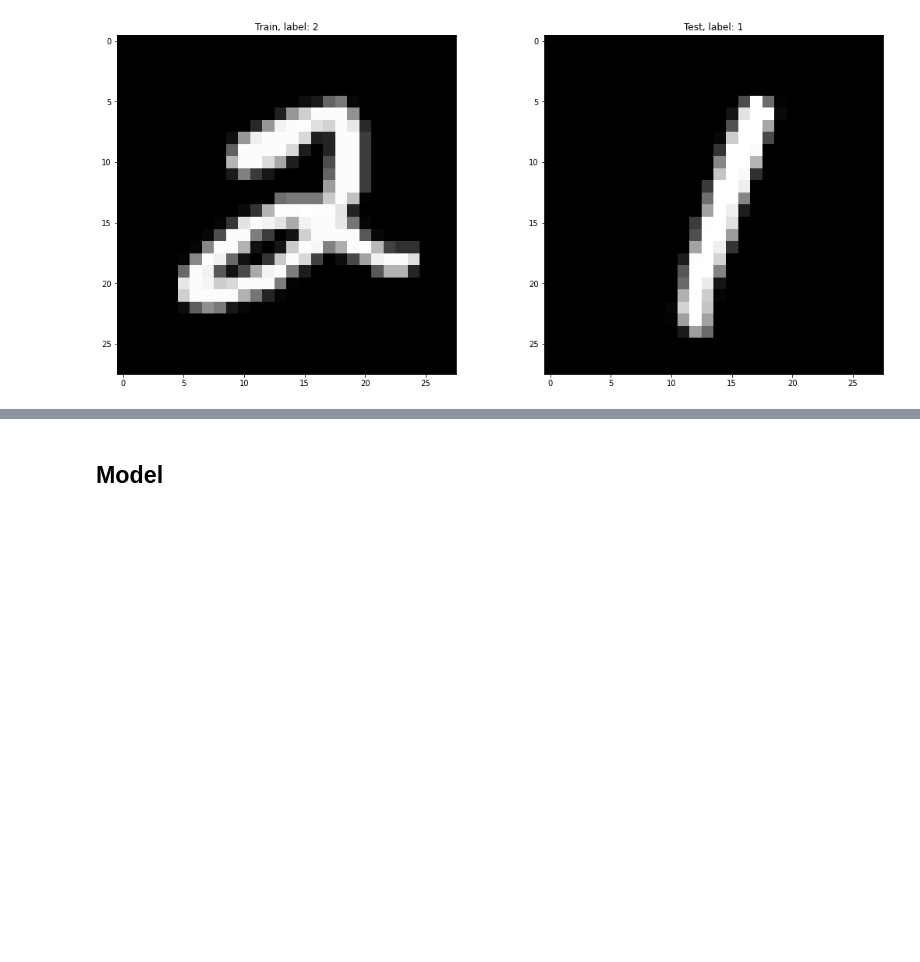
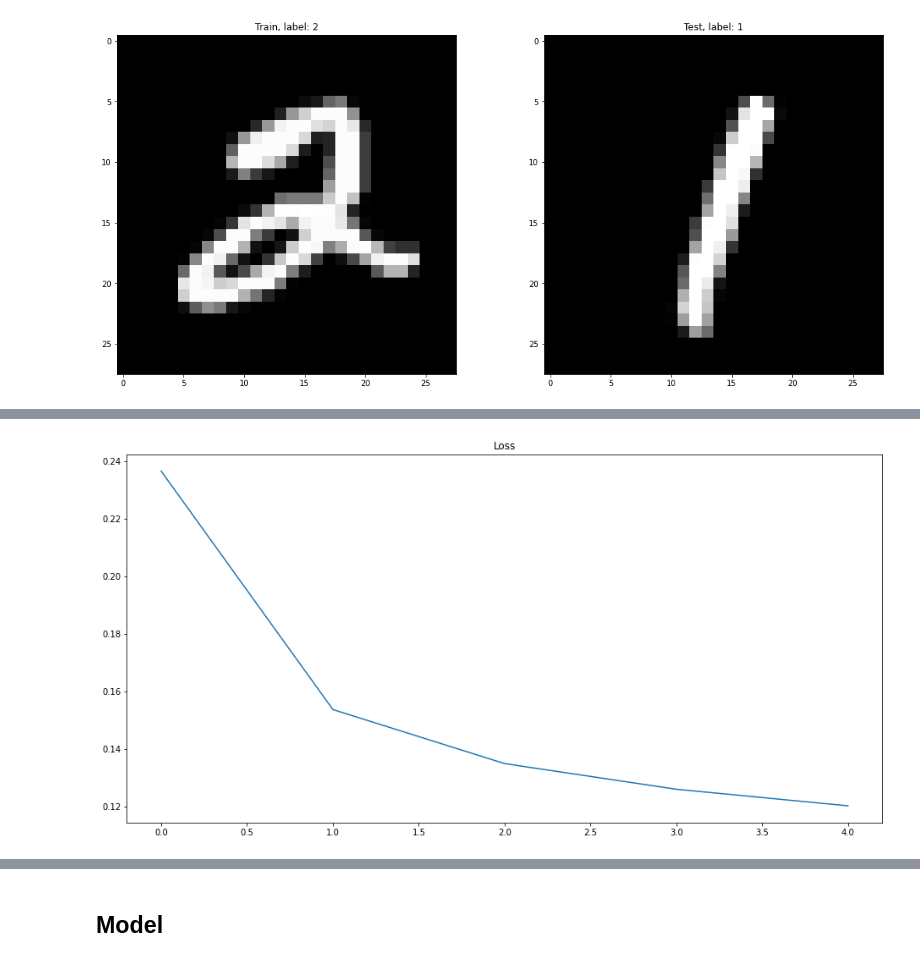
Before and after one commit to FreeLike76/ComputerVisionCourse, a Jupyter notebook: Task4/main.ipynb, the cells around one changed output, grey strips where cells are left out. Cells and saved outputs as stored; diff of their text form; code cells hidden in the pictures; blank space fills up the shorter version.

```diff
--- a/Task4/main.ipynb
+++ b/Task4/main.ipynb
@@ -68,0 +99,16 @@ Test X: (60000, 784) float32
+# %%
+def build_autoencoder(input_shape, hidden, code):
+    X_in = keras.Input(input_shape)
+
+    X = layers.Dense(hidden, activation="relu")(X_in)
+
+    X = layers.Dense(code, activation="relu")(X)
+
+    X = layers.Dense(hidden, activation="relu")(X)
+
+    X = layers.Dense(input_shape, activation="sigmoid")(X)
+
+    return keras.Model(inputs=X_in, outputs=X)
+# %%
+autoencoder = build_autoencoder(784, 128, 32)
+print(autoencoder.summary())
@@ -68,0 +136,5 @@ Test X: (60000, 784) float32
+# %%
+autoencoder.compile(
+    optimizer=keras.optimizers.Adam(learning_rate=0.0001),
+    loss=keras.losses.BinaryCrossentropy()
+)
@@ -68,0 +143,2 @@ Test X: (60000, 784) float32
+# %%
+autoencoder_history = autoencoder.fit(X_train_noise, X_train, batch_size=32, epochs=5)
@@ -68,0 +156,8 @@ Test X: (60000, 784) float32
+# %%
+plt.rcParams["figure.figsize"] = (16, 8)
+plt.plot(autoencoder_history.history["loss"])
+plt.title("Loss")
+
+plt.show()
+# %% [output]
+[figure, added]
```
Also changed, not shown: parts of 23 cells of this notebook.
